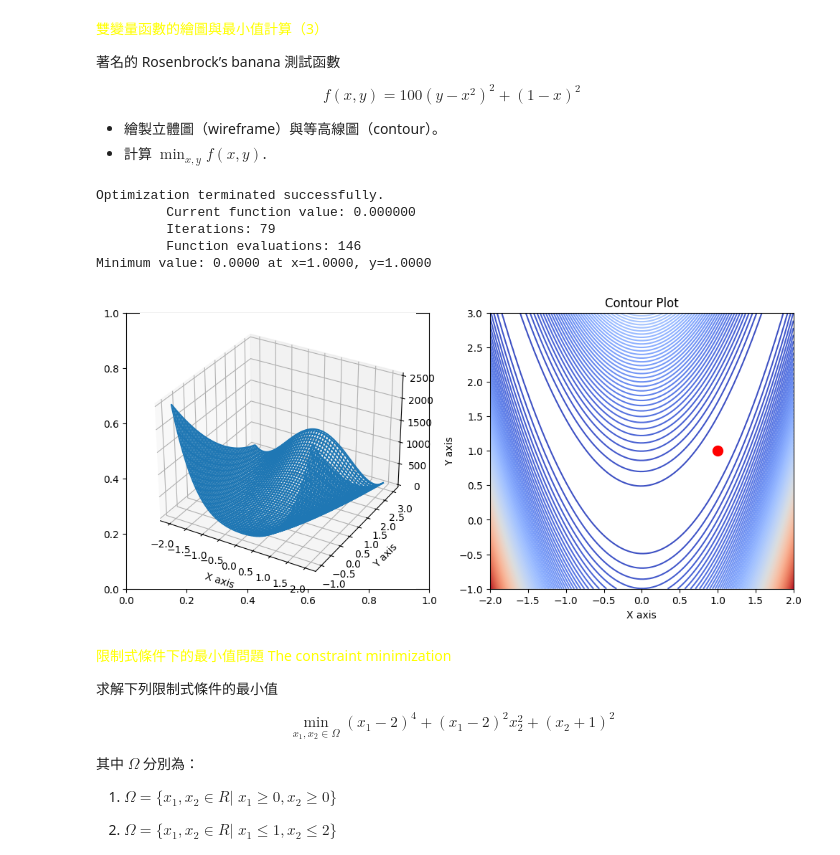
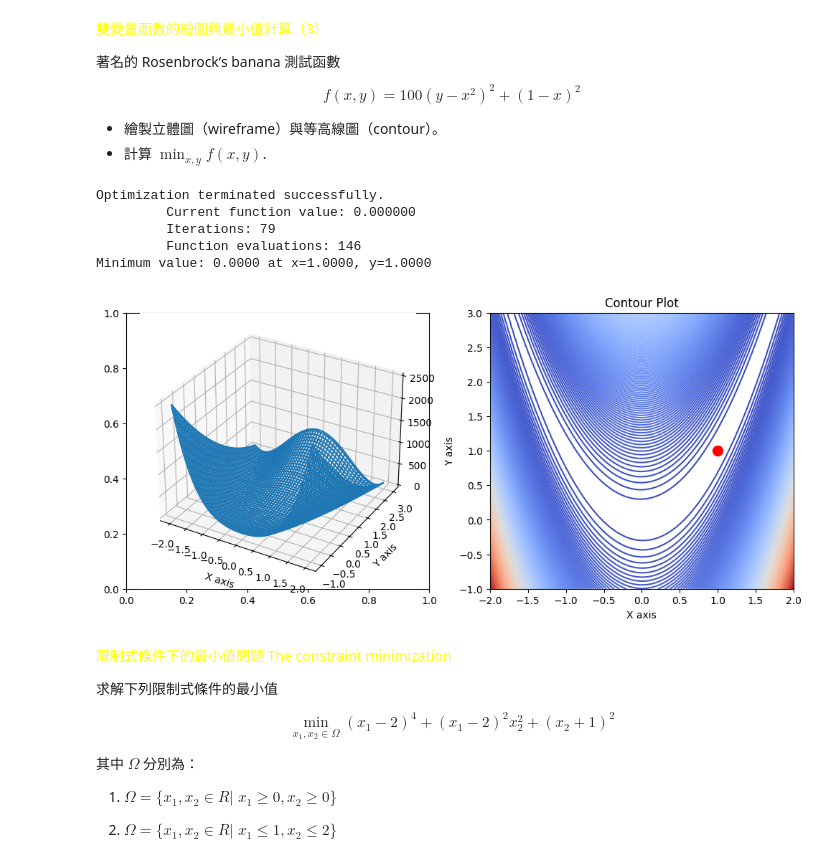
Before and after one commit to ntpuccw/InClassCoding, a Jupyter notebook: gar1021.ipynb, the cells around one changed output. Saved outputs shown, nothing was run; the diff lists cells and outputs as text; code cells hidden in the pictures.

```diff
--- a/gar1021.ipynb
+++ b/gar1021.ipynb
@@ -142,7 +142,13 @@ import matplotlib.pyplot as plt
 from matplotlib import cm
 import scipy.optimize as opt
 
-f = lambda x: 100*(x[1]-x[0]**2)**2 + (1-x[0])**2
+# f = lambda x: 100*(x[1]-x[0]**2)**2 + (1-x[0])**2
+
+def f(x):
+    """
+    Function to minimize: f(x, y) = 100*(y - x^2)^2 + (1 - x)^2
+    """
+    return 100*(x[1]-x[0]**2)**2 + (1-x[0])**2
 
 # compute the minimum of the function f(x,y) = 100*(y-x^2)^2 + (1-x)^2
 result = opt.fmin(func=f, x0=[0,0])
@@ -150,35 +156,35 @@ result = opt.fmin(func=f, x0=[0,0])
 # print the result to decimal places 4
 print(f"Minimum value: {f(result):.4f} at x={result[0]:.4f}, y={result[1]:.4f}")
 
 x = np.linspace(-2, 2, 100)
 y = np.linspace(-1, 3, 100)
 X, Y = np.meshgrid(x, y)
 Z = f([X, Y])
 
 # plot a 1x2 grid of subplots, left subplot is the wireframe, right subplot is the contour
 fig, (ax1, ax2) = plt.subplots(1, 2, figsize=(12, 5))
 # ax1 nees to be a 3D subplot
 ax1 = fig.add_subplot(121, projection='3d')
 ax1.plot_wireframe(X, Y, Z)
 ax1.set_xlabel('X axis')
 ax1.set_ylabel('Y axis')
 # ax1.set_zlabel('Z axis')
 
-ax2.contour(X, Y, Z, cmap=cm.coolwarm, levels=100)
+ax2.contour(X, Y, Z, cmap=cm.coolwarm, levels=300)
 # add a cross at the minimum point
 ax2.plot(result[0], result[1], 'ro', markersize=10)
 ax2.set_xlabel('X axis')
 ax2.set_ylabel('Y axis')
 ax2.set_title('Contour Plot')
 
 plt.show()
 # %% [output]
 Optimization terminated successfully.
          Current function value: 0.000000
          Iterations: 79
          Function evaluations: 146
 Minimum value: 0.0000 at x=1.0000, y=1.0000
-[figure, old version]
+[figure, new version]
 # %% [markdown]
 <font color=yellow>限制式條件下的最小值問題 The constraint minimization</font>
 
```
Also changed, not shown: parts of 17 cells of this notebook.
